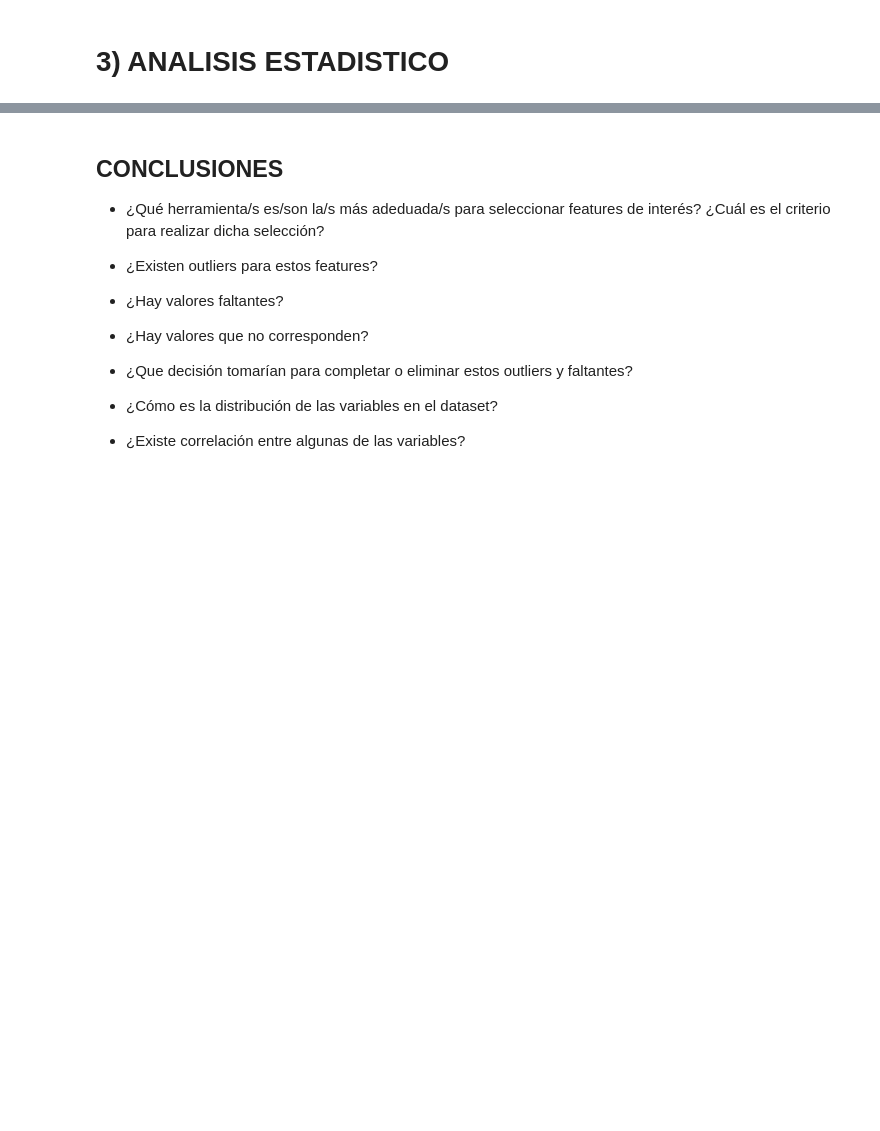
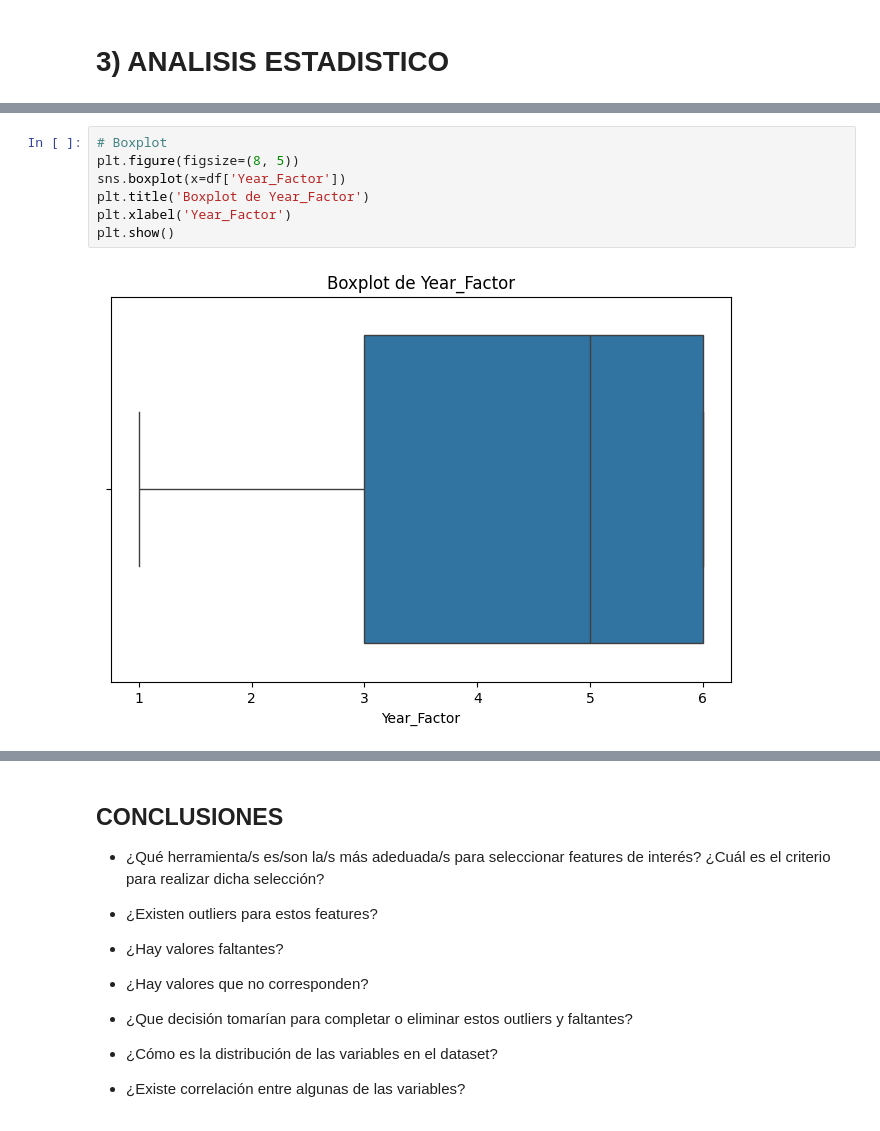
Before and after one commit to PabloBogg/Climate_change_and_ML, a Jupyter notebook: deliverables/MentoríaCC_TP1_solved.ipynb, the cells around one changed output, grey strips where cells are left out. Saved outputs shown, nothing was run; the diff lists cells and outputs as text; blank space fills up the shorter version.

```diff
--- a/deliverables/MentoríaCC_TP1_solved.ipynb
+++ b/deliverables/MentoríaCC_TP1_solved.ipynb
@@ -408,0 +451,9 @@ Observaciones:
+# %%
+# Boxplot
+plt.figure(figsize=(8, 5))
+sns.boxplot(x=df['Year_Factor'])
+plt.title('Boxplot de Year_Factor')
+plt.xlabel('Year_Factor')
+plt.show()
+# %% [output]
+[figure, added]
```
Also changed, not shown: parts of 49 cells of this notebook.
